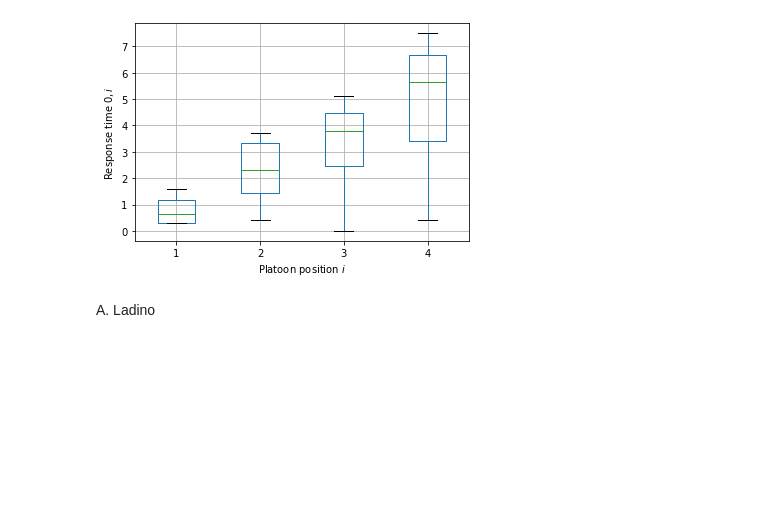
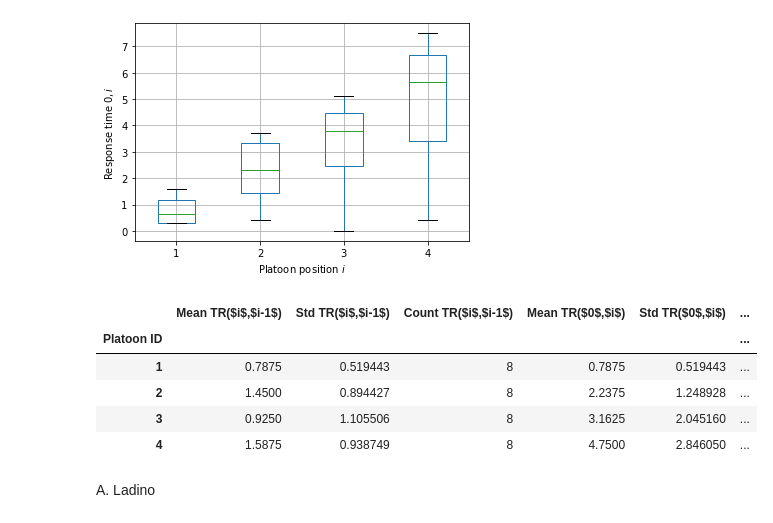
Before and after one commit to licit-lab/vrt_analysis, a Jupyter notebook: CarmaEDA.ipynb, the cells around one changed output. Cells and saved outputs as stored; diff of their text form; code cells hidden in the pictures; blank space fills up the shorter version.

Commit message:
Adding Summary statistics

```diff
--- a/CarmaEDA.ipynb
+++ b/CarmaEDA.ipynb
@@ -168,5 +168,23 @@ a.set_xlabel('Platoon position $i$');
 a.set_ylabel('Response time $0,i$');
 # %% [output]
 [figure]
+# %%
+long_rtlf = pd.melt(rtlf,var_name = 'Platoon ID', value_name='Value')
+group = long_rtlf.groupby('Platoon ID')
+dfSummary_lf = pd.concat([group.mean(),group.std(),group.count()],axis=1)
+dfSummary_lf.columns = ['Mean TR($i$,$i-1$)', 'Std TR($i$,$i-1$)', 'Count TR($i$,$i-1$)']
+
+long_rt0f = pd.melt(rt0f,var_name = 'Platoon ID', value_name='Value')
+group = long_rt0f.groupby('Platoon ID')
+dfSummary_0f = pd.concat([group.mean(),group.std(),group.count()],axis=1)
+dfSummary_0f.columns = ['Mean TR($0$,$i$)', 'Std TR($0$,$i$)', 'Count TR($0$,$i$)']
+pd.concat([dfSummary_lf,dfSummary_0f],axis=1)
+# %% [output]
+|  | Mean TR($i$,$i-1$) | Std TR($i$,$i-1$) | Count TR($i$,$i-1$) | Mean TR($0$,$i$) | Std TR($0$,$i$) | ... |
+| Platoon ID |  |  |  |  |  | ... |
+| 1 | 0.7875 | 0.519443 | 8 | 0.7875 | 0.519443 | ... |
+| 2 | 1.4500 | 0.894427 | 8 | 2.2375 | 1.248928 | ... |
+| 3 | 0.9250 | 1.105506 | 8 | 3.1625 | 2.045160 | ... |
+| 4 | 1.5875 | 0.938749 | 8 | 4.7500 | 2.846050 | ... |
 # %% [markdown]
 A. Ladino
```
